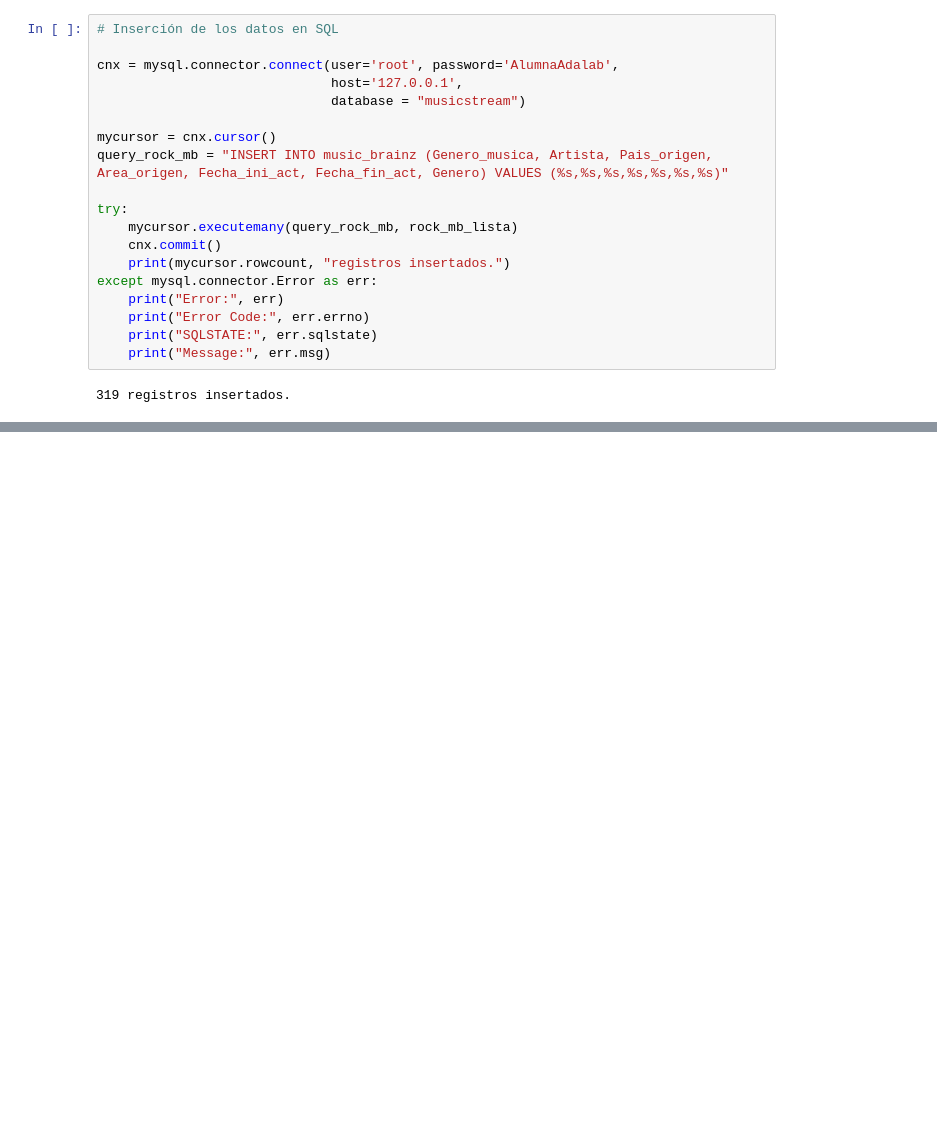
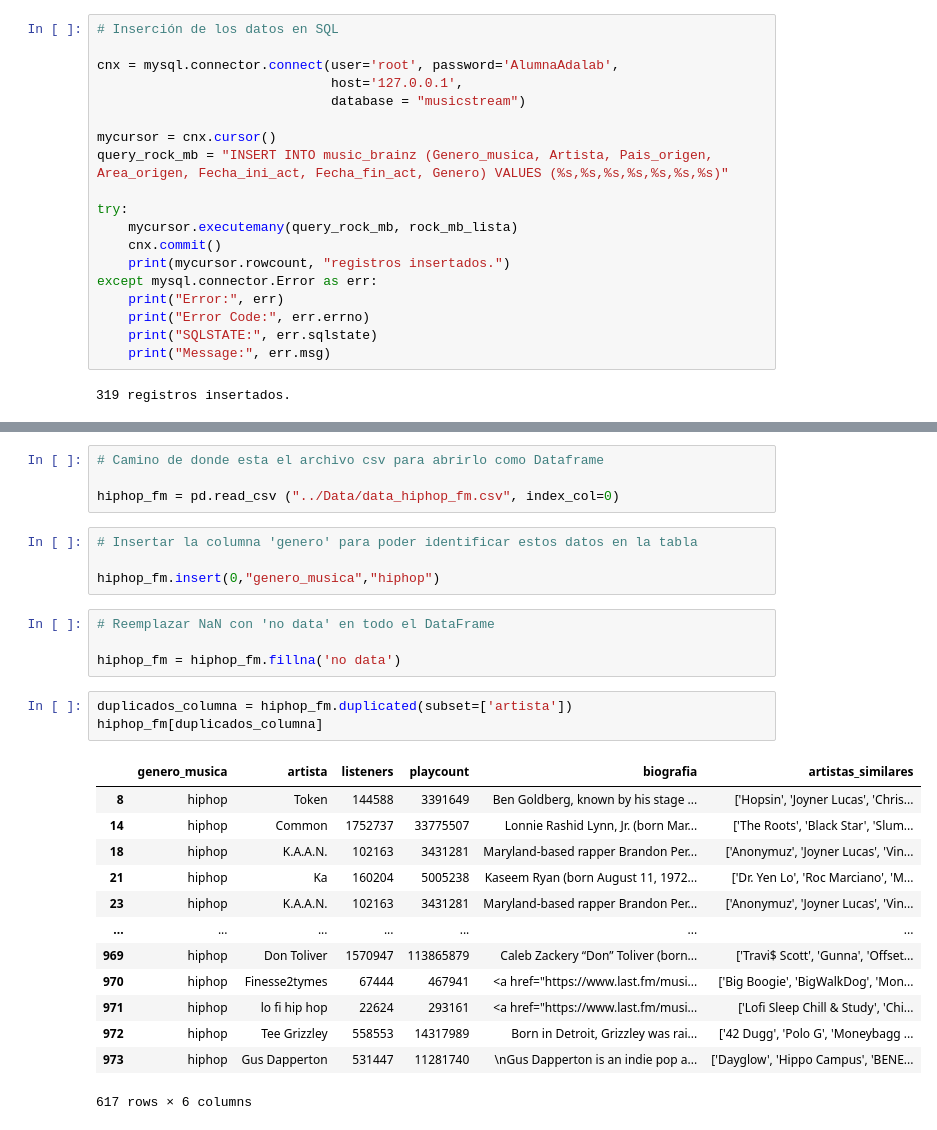
Before and after one commit to mtoledo-rgb/proyecto_spoty-api, a Jupyter notebook: Notebooks/BBDD_python_sql_VF.ipynb, the cells around one changed output, grey strips where cells are left out. Saved outputs shown, nothing was run; the diff lists cells and outputs as text; blank space fills up the shorter version.

```diff
--- a/Notebooks/BBDD_python_sql_VF.ipynb
+++ b/Notebooks/BBDD_python_sql_VF.ipynb
@@ -498,0 +600,29 @@ except mysql.connector.Error as err:
+# %%
+# Camino de donde esta el archivo csv para abrirlo como Dataframe
+
+hiphop_fm = pd.read_csv ("../Data/data_hiphop_fm.csv", index_col=0)
+# %%
+# Insertar la columna 'genero' para poder identificar estos datos en la tabla
+
+hiphop_fm.insert(0,"genero_musica","hiphop")
+# %%
+# Reemplazar NaN con 'no data' en todo el DataFrame
+
+hiphop_fm = hiphop_fm.fillna('no data')
+# %%
+duplicados_columna = hiphop_fm.duplicated(subset=['artista'])
+hiphop_fm[duplicados_columna]
+# %% [output]
+|  | genero_musica | artista | listeners | playcount | biografia | artistas_similares |
+| 8 | hiphop | Token | 144588 | 3391649 | Ben Goldberg, known by his stage ... | ['Hopsin', 'Joyner Lucas', 'Chris... |
+| 14 | hiphop | Common | 1752737 | 33775507 | Lonnie Rashid Lynn, Jr. (born Mar... | ['The Roots', 'Black Star', 'Slum... |
+| 18 | hiphop | K.A.A.N. | 102163 | 3431281 | Maryland-based rapper Brandon Per... | ['Anonymuz', 'Joyner Lucas', 'Vin... |
+| 21 | hiphop | Ka | 160204 | 5005238 | Kaseem Ryan (born August 11, 1972... | ['Dr. Yen Lo', 'Roc Marciano', 'M... |
+| 23 | hiphop | K.A.A.N. | 102163 | 3431281 | Maryland-based rapper Brandon Per... | ['Anonymuz', 'Joyner Lucas', 'Vin... |
+| ... | ... | ... | ... | ... | ... | ... |
+| 969 | hiphop | Don Toliver | 1570947 | 113865879 | Caleb Zackery “Don” Toliver (born... | ['Travi$ Scott', 'Gunna', 'Offset... |
+| 970 | hiphop | Finesse2tymes | 67444 | 467941 | <a href="https://www.last.fm/musi... | ['Big Boogie', 'BigWalkDog', 'Mon... |
+| 971 | hiphop | lo fi hip hop | 22624 | 293161 | <a href="https://www.last.fm/musi... | ['Lofi Sleep Chill & Study', 'Chi... |
+| 972 | hiphop | Tee Grizzley | 558553 | 14317989 | Born in Detroit, Grizzley was rai... | ['42 Dugg', 'Polo G', 'Moneybagg ... |
+| 973 | hiphop | Gus Dapperton | 531447 | 11281740 | \nGus Dapperton is an indie pop a... | ['Dayglow', 'Hippo Campus', 'BENE... |
+617 rows × 6 columns
```
Also changed, not shown: parts of 32 cells of this notebook, 7 other files.
